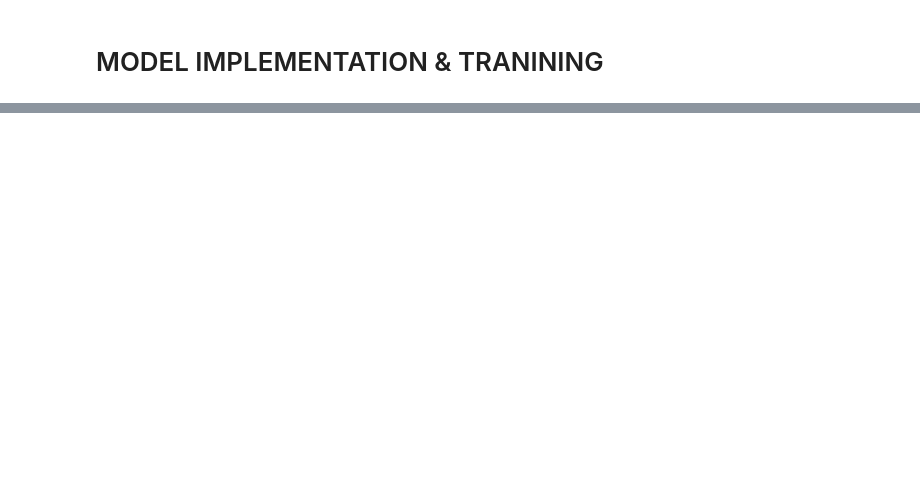
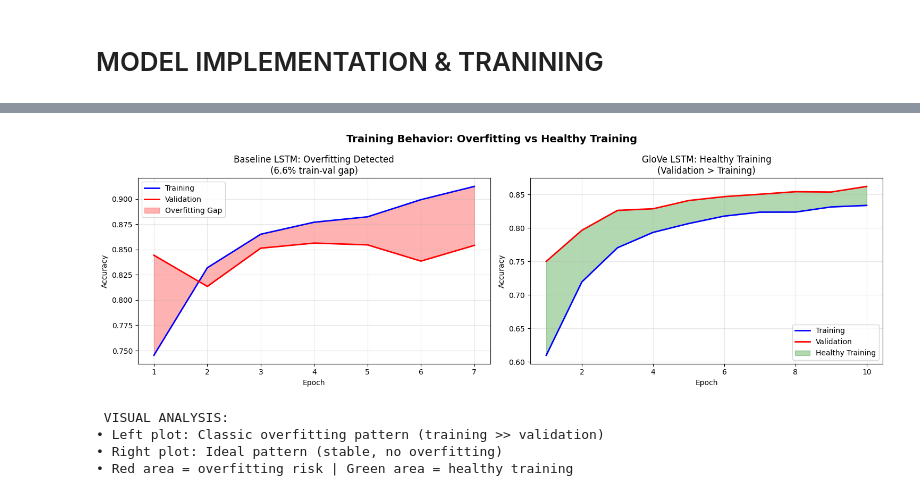
Before and after one commit to gulssumm/movie_recommend_DL, a Jupyter notebook: movie-sentiment-analysis.ipynb, the cells around one changed output, grey strips where cells are left out. Saved outputs shown, nothing was run; the diff lists cells and outputs as text; code cells hidden in the pictures; blank space fills up the shorter version.

Commit message:
Kaggle Notebook | movie_sentiment_analysis | Version 6

```diff
--- a/movie-sentiment-analysis.ipynb
+++ b/movie-sentiment-analysis.ipynb
@@ -556,0 +825,44 @@ GloVe Test F1 Score: 0.8447
+# %%
+# Visual comparison of training behavior
+import matplotlib.pyplot as plt
+
+fig, (ax1, ax2) = plt.subplots(1, 2, figsize=(15, 5))
+fig.suptitle('Training Behavior: Overfitting vs Healthy Training', fontsize=14, fontweight='bold')
+
+# Baseline - showing overfitting
+epochs_baseline = range(1, len(history.history['accuracy']) + 1)
+ax1.plot(epochs_baseline, history.history['accuracy'], 'b-', label='Training', linewidth=2)
+ax1.plot(epochs_baseline, history.history['val_accuracy'], 'r-', label='Validation', linewidth=2)
+ax1.fill_between(epochs_baseline, history.history['accuracy'], history.history['val_accuracy'],
+                 alpha=0.3, color='red', label='Overfitting Gap')
+ax1.set_title('Baseline LSTM: Overfitting Detected\n(6.6% train-val gap)')
+ax1.set_xlabel('Epoch')
+ax1.set_ylabel('Accuracy')
+ax1.legend()
+ax1.grid(True, alpha=0.3)
+
+# GloVe - showing healthy training
+epochs_glove = range(1, len(glove_history.history['accuracy']) + 1)
+ax2.plot(epochs_glove, glove_history.history['accuracy'], 'b-', label='Training', linewidth=2)
+ax2.plot(epochs_glove, glove_history.history['val_accuracy'], 'r-', label='Validation', linewidth=2)
+ax2.fill_between(epochs_glove, glove_history.history['accuracy'], glove_history.history['val_accuracy'],
+                 alpha=0.3, color='green', label='Healthy Training')
+ax2.set_title('GloVe LSTM: Healthy Training\n(Validation > Training)')
+ax2.set_xlabel('Epoch')
+ax2.set_ylabel('Accuracy')
+ax2.legend()
+ax2.grid(True, alpha=0.3)
+
+plt.tight_layout()
+plt.show()
+
+print(" VISUAL ANALYSIS:")
+print("• Left plot: Classic overfitting pattern (training >> validation)")
+print("• Right plot: Ideal pattern (stable, no overfitting)")
+print("• Red area = overfitting risk | Green area = healthy training")
+# %% [output]
+[figure, added]
+ VISUAL ANALYSIS:
+• Left plot: Classic overfitting pattern (training >> validation)
+• Right plot: Ideal pattern (stable, no overfitting)
+• Red area = overfitting risk | Green area = healthy training
```
Also changed, not shown: parts of 51 cells of this notebook.
